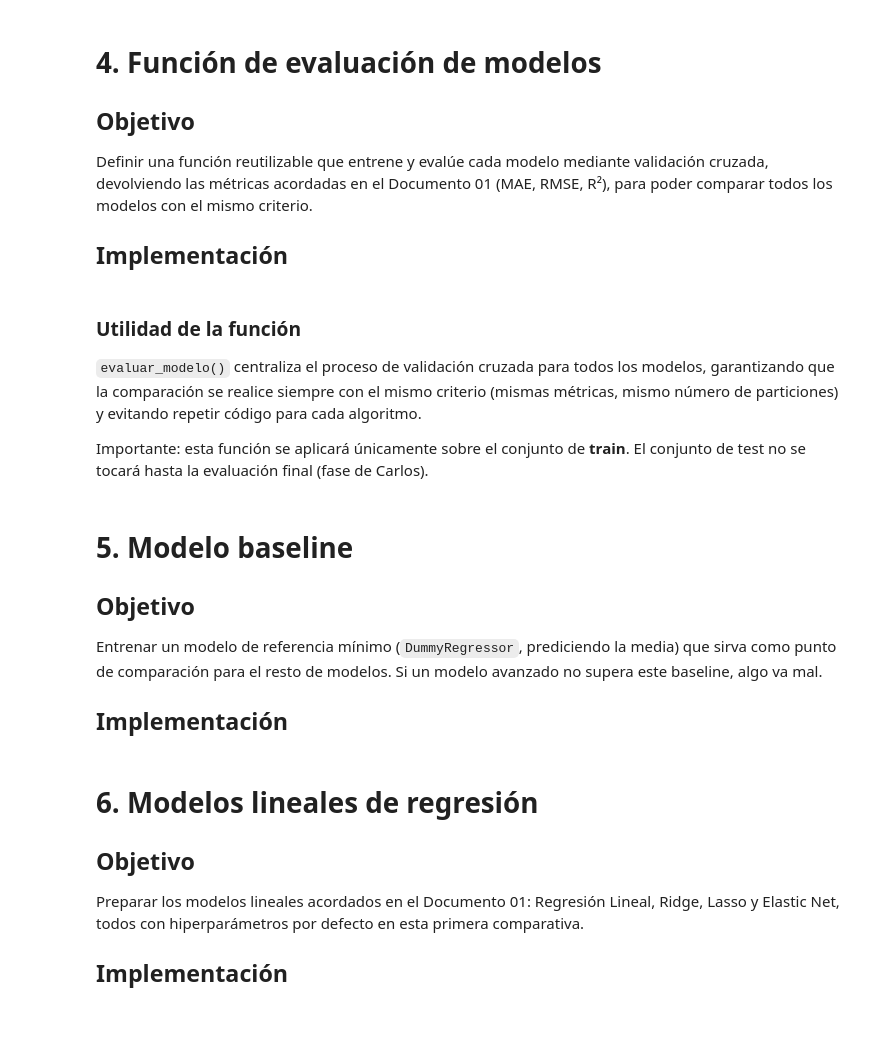
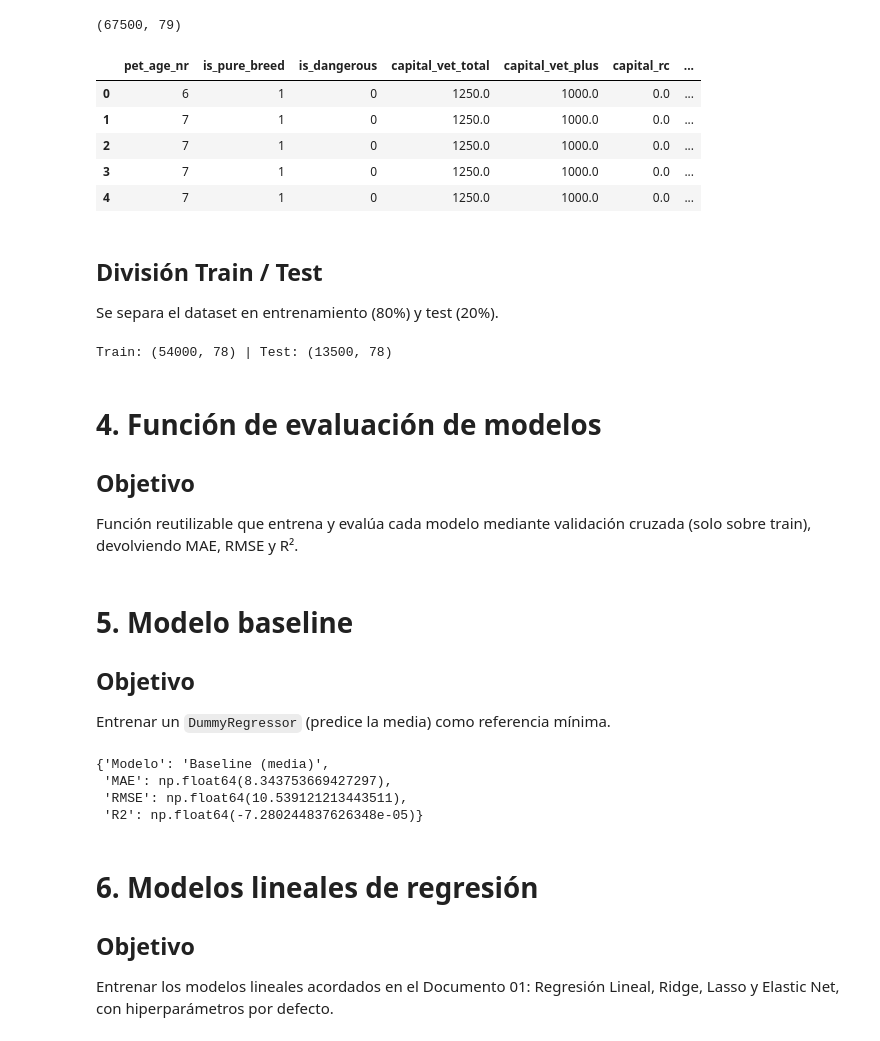
Before and after one commit to Angelica26-DS/proyecto-ml-seguros-mascotas, a Jupyter notebook: src/notebooks/02_modeling.ipynb, the cells around one changed output. Saved outputs shown, nothing was run; the diff lists cells and outputs as text; code cells hidden in the pictures.

Commit message:
model: entrenar y comparar modelos base (baseline, lineales, random forest)

```diff
--- a/src/notebooks/02_modeling.ipynb
+++ b/src/notebooks/02_modeling.ipynb
@@ -56,11 +40,46 @@ print("Pendiente: cargar dataset preprocesado desde feature/preprocessing una ve
+# %%
+df = pd.read_csv("../data/matriz_cotizaciones_grupos_preprocesada.csv")
+
+print(df.shape)
+df.head()
+# %% [output]
+(67500, 79)
+|  | pet_age_nr | is_pure_breed | is_dangerous | capital_vet_total | capital_vet_plus | capital_rc | ... |
+| 0 | 6 | 1 | 0 | 1250.0 | 1000.0 | 0.0 | ... |
+| 1 | 7 | 1 | 0 | 1250.0 | 1000.0 | 0.0 | ... |
+| 2 | 7 | 1 | 0 | 1250.0 | 1000.0 | 0.0 | ... |
+| 3 | 7 | 1 | 0 | 1250.0 | 1000.0 | 0.0 | ... |
+| 4 | 7 | 1 | 0 | 1250.0 | 1000.0 | 0.0 | ... |
+# %% [markdown]
+## División Train / Test
+
+Se separa el dataset en entrenamiento (80%) y test (20%).
+# %%
+TARGET = "precio_mensual"
+
+# Salvaguarda: si por error quedara alguna columna de leakage, se elimina aquí también
+columnas_leakage = ["precio_anual"]
+columnas_a_eliminar = [c for c in columnas_leakage if c in df.columns]
+if columnas_a_eliminar:
+    print("Aviso: se han eliminado columnas de leakage detectadas:", columnas_a_eliminar)
+    df = df.drop(columns=columnas_a_eliminar)
+
+X = df.drop(columns=[TARGET])
+y = df[TARGET]
+
+X_train, X_test, y_train, y_test = train_test_split(
+    X, y, test_size=0.2, random_state=RANDOM_STATE
+)
+
+print("Train:", X_train.shape, "| Test:", X_test.shape)
+# %% [output]
+Train: (54000, 78) | Test: (13500, 78)
 # %% [markdown]
 # 4. Función de evaluación de modelos
 
 ## Objetivo
 
-Definir una función reutilizable que entrene y evalúe cada modelo mediante validación cruzada, devolviendo las métricas acordadas en el Documento 01 (MAE, RMSE, R²), para poder comparar todos los modelos con el mismo criterio.
-
-## Implementación
+Función reutilizable que entrena y evalúa cada modelo mediante validación cruzada (solo sobre train), devolviendo MAE, RMSE y R².
 # %%
 def evaluar_modelo(nombre, modelo, X_train, y_train, cv=5):
     """
@@ -100,34 +104,27 @@ def evaluar_modelo(nombre, modelo, X_train, y_train, cv=5):
         "RMSE": -resultados["test_RMSE"].mean(),
         "R2": resultados["test_R2"].mean(),
     }
-# %% [markdown]
-### Utilidad de la función
-
-`evaluar_modelo()` centraliza el proceso de validación cruzada para todos los modelos, garantizando que la comparación se realice siempre con el mismo criterio (mismas métricas, mismo número de particiones) y evitando repetir código para cada algoritmo.
-
-Importante: esta función se aplicará únicamente sobre el conjunto de **train**. El conjunto de test no se tocará hasta la evaluación final (fase de Carlos).
-# %% [markdown]
-# 5. Modelo baseline
-
-## Objetivo
-
-Entrenar un modelo de referencia mínimo (`DummyRegressor`, prediciendo la media) que sirva como punto de comparación para el resto de modelos. Si un modelo avanzado no supera este baseline, algo va mal.
-
-## Implementación
+# %% [markdown]
+# 5. Modelo baseline
+
+## Objetivo
+
+Entrenar un `DummyRegressor` (predice la media) como referencia mínima.
 # %%
 baseline = DummyRegressor(strategy="mean")
-
-# TODO: descomentar cuando el dataset preprocesado esté disponible
-# resultado_baseline = evaluar_modelo("Baseline (media)", baseline, X_train, y_train)
-# resultado_baseline
+resultado_baseline = evaluar_modelo("Baseline (media)", baseline, X_train, y_train)
+resultado_baseline
+# %% [output]
+{'Modelo': 'Baseline (media)',
+ 'MAE': np.float64(8.343753669427297),
+ 'RMSE': np.float64(10.539121213443511),
+ 'R2': np.float64(-7.280244837626348e-05)}
 # %% [markdown]
 # 6. Modelos lineales de regresión
 
 ## Objetivo
 
-Preparar los modelos lineales acordados en el Documento 01: Regresión Lineal, Ridge, Lasso y Elastic Net, todos con hiperparámetros por defecto en esta primera comparativa.
-
-## Implementación
+Entrenar los modelos lineales acordados en el Documento 01: Regresión Lineal, Ridge, Lasso y Elastic Net, con hiperparámetros por defecto.
 # %%
 modelos_lineales = {
     "Regresión Lineal": LinearRegression(),
```
Also changed, not shown: parts of 22 cells of this notebook, 1 other file.
